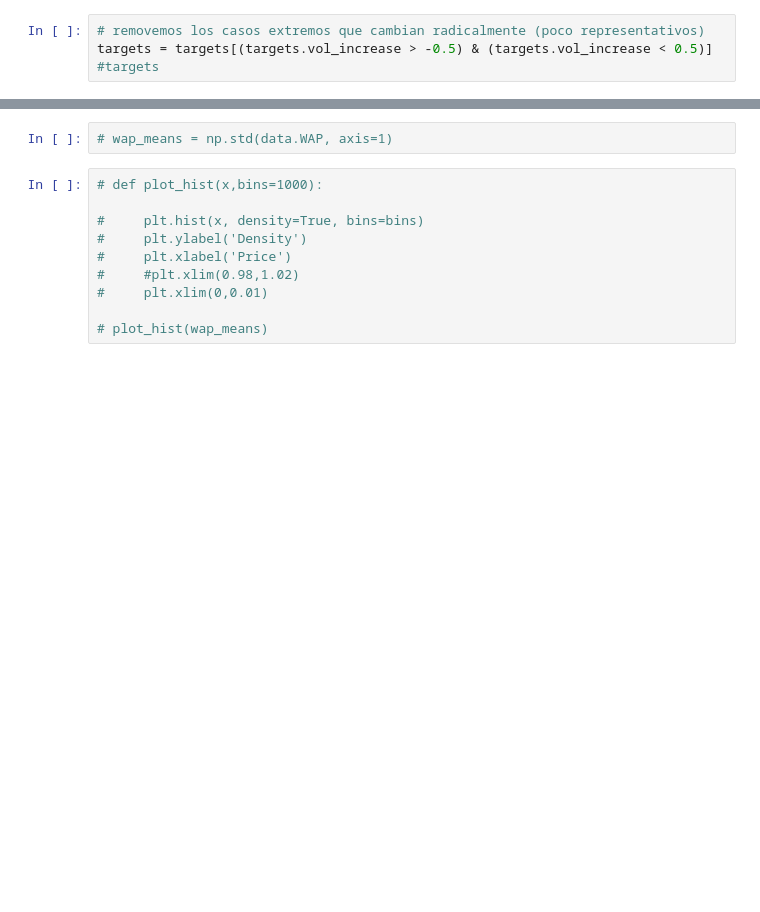
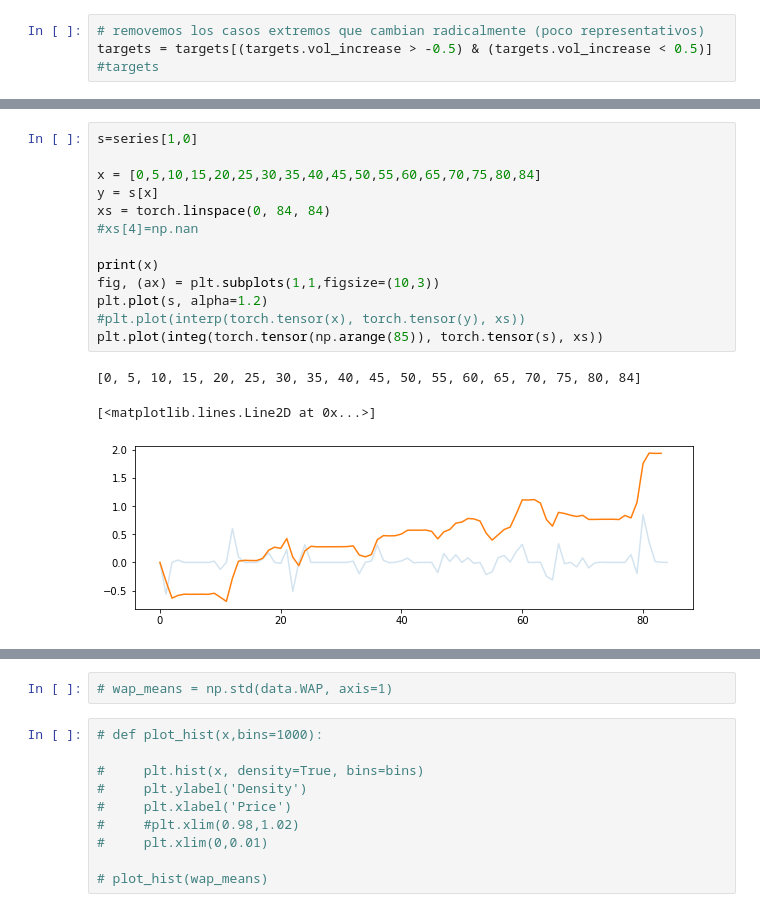
Before and after one commit to codefluence/optiver, a Jupyter notebook: OPTIVER.ipynb, the cells around one changed output, grey strips where cells are left out. Drawn from its saved outputs; the diff is of its cells as text; blank space fills up the shorter version.

```diff
--- a/OPTIVER.ipynb
+++ b/OPTIVER.ipynb
@@ -152,3 +160,20 @@ len(volatile), len(quite)
+# %%
+s=series[1,0]
+
+x = [0,5,10,15,20,25,30,35,40,45,50,55,60,65,70,75,80,84]
+y = s[x]
+xs = torch.linspace(0, 84, 84)
+#xs[4]=np.nan
+
+print(x)
+fig, (ax) = plt.subplots(1,1,figsize=(10,3))
+plt.plot(s, alpha=1.2)
+#plt.plot(interp(torch.tensor(x), torch.tensor(y), xs))
+plt.plot(integ(torch.tensor(np.arange(85)), torch.tensor(s), xs))
+# %% [output]
+[0, 5, 10, 15, 20, 25, 30, 35, 40, 45, 50, 55, 60, 65, 70, 75, 80, 84]
+[<matplotlib.lines.Line2D at 0x...>]
+[figure, added]
 # %%
 # Para ambos y grupos y para un tercer grupo contiendo todo, los subdividimos entre:
 # incrementando volatilidad y disminuyendo volatilidad, y analizamos las series en agregado
```
Also changed, not shown: parts of 8 cells of this notebook, 9 other files.
